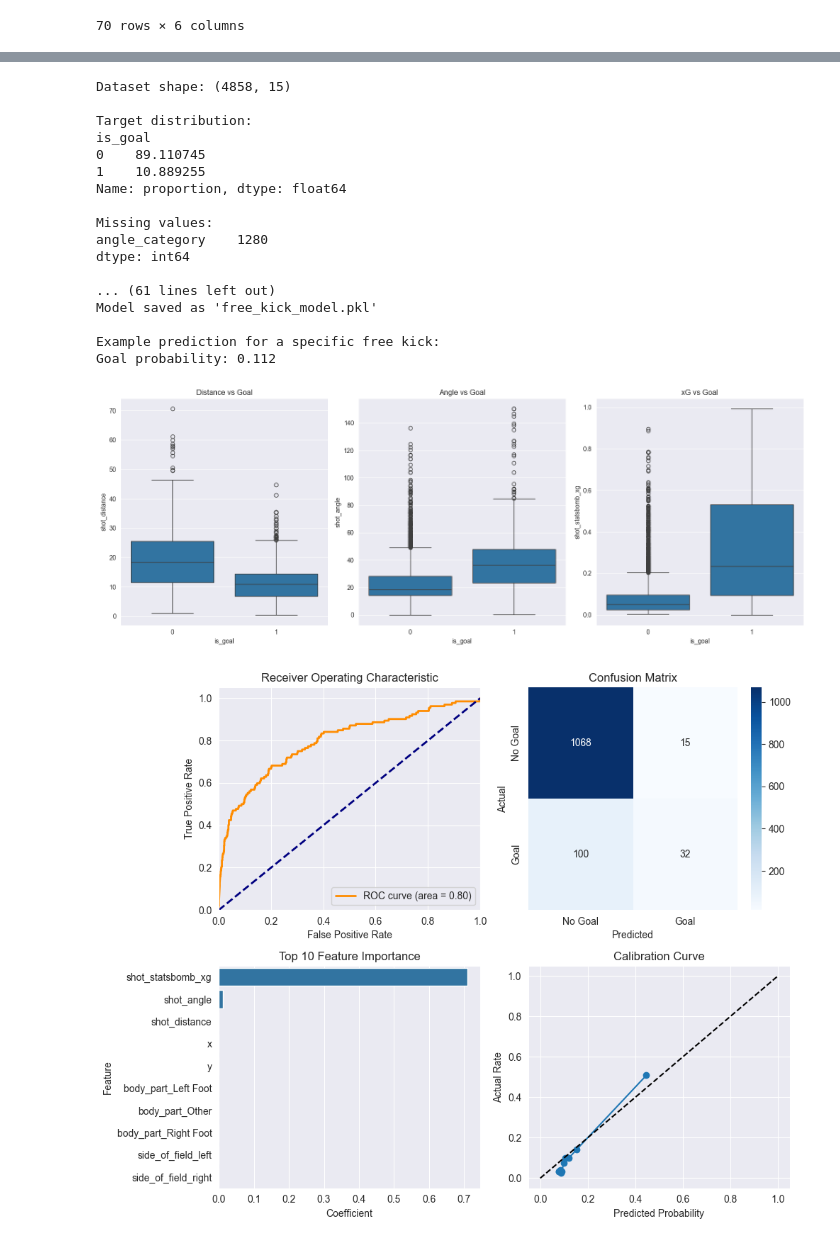
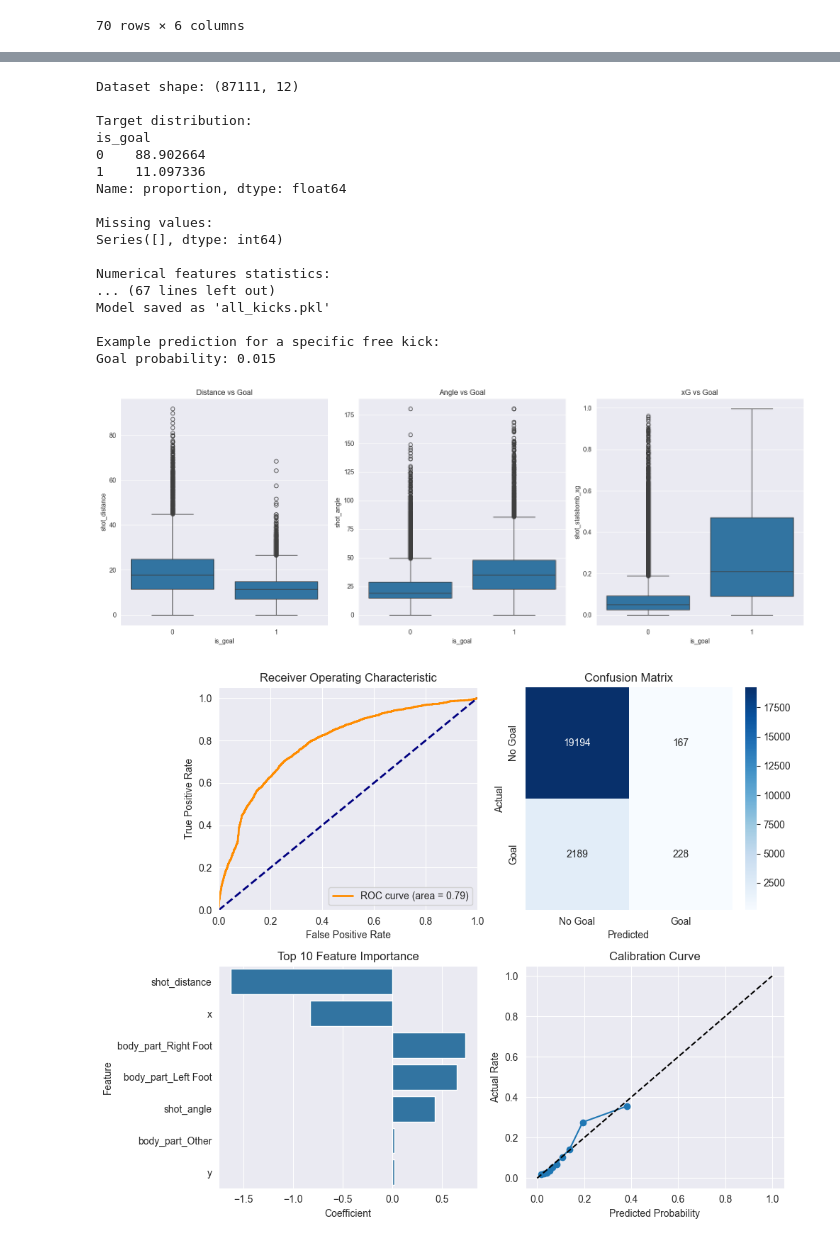
Before and after one commit to rraynnaanwar/CS-5100-proj, a Jupyter notebook: xGTraining.ipynb, the cells around one changed output, grey strips where cells are left out. Saved outputs shown, nothing was run; the diff lists cells and outputs as text; code cells hidden in the pictures.

Commit message:
changed all kicks csv and added the all kicks model

```diff
--- a/xGTraining.ipynb
+++ b/xGTraining.ipynb
@@ -311,7 +350,7 @@ from sklearn.impute import SimpleImputer
 from sklearn.feature_selection import RFE
 
 # Load the dataset
-df = pd.read_csv('all_kicks_dataset_enhanced.csv')
+df = pd.read_csv('all_kicks_dataset.csv')
 
 # Step 1: Exploratory Data Analysis (EDA)
 print("Dataset shape:", df.shape)
@@ -369,7 +408,7 @@ for feature in categorical_features:
 numerical_model_features = [
     'shot_distance',
     'shot_angle',
-    'shot_statsbomb_xg',  # You may want to exclude this if building your own xG model
+    # 'shot_statsbomb_xg',  # You may want to exclude this if building your own xG model
     'x',
     'y'
 ]
@@ -533,8 +572,8 @@ print(f"ROC AUC: {roc_auc_score(y_test, simple_y_pred_proba):.3f}")
 
 # Step 9: Save the model
 import joblib
-joblib.dump(best_model, 'free_kick_model.pkl')
-print("\nModel saved as 'free_kick_model.pkl'")
+joblib.dump(best_model, 'all_kicks.pkl')
+print("\nModel saved as 'all_kicks.pkl'")
 
 # Create a function to predict goal probability for new free kicks
 def predict_free_kick_goal_probability(
@@ -588,40 +627,40 @@ def predict_free_kick_goal_probability(
     for feature in features:
         if feature not in df_pred.columns:
             df_pred[feature] = 0
 
     # Keep only features in the model
     df_pred = df_pred[features]
 
     # Make prediction
     probability = best_model.predict_proba(df_pred)[0, 1]
 
     return probability
 
 # Example usage
 print("\nExample prediction for a specific free kick:")
 example_probability = predict_free_kick_goal_probability(
     x=100, y=40, shot_distance=20, shot_angle=10,
     body_part='Right Foot', shot_technique='Normal',
     xg=0.1, shot_one_on_one=0, under_pressure=1
 )
 print(f"Goal probability: {example_probability:.3f}")
 # %% [output]
-Dataset shape: (4858, 15)
+Dataset shape: (87111, 12)
 
 Target distribution:
 is_goal
-0    89.110745
-1    10.889255
+0    88.902664
+1    11.097336
 Name: proportion, dtype: float64
 
 Missing values:
-angle_category    1280
-dtype: int64
+Series([], dtype: int64)
 
-... (61 lines left out)
-Model saved as 'free_kick_model.pkl'
+Numerical features statistics:
+... (67 lines left out)
+Model saved as 'all_kicks.pkl'
 
 Example prediction for a specific free kick:
-Goal probability: 0.112
+Goal probability: 0.015
-[figure, old version]
+[figure, new version]
-[figure, old version]
+[figure, new version]
```
Also changed, not shown: parts of 4 cells of this notebook, 2 other files.
